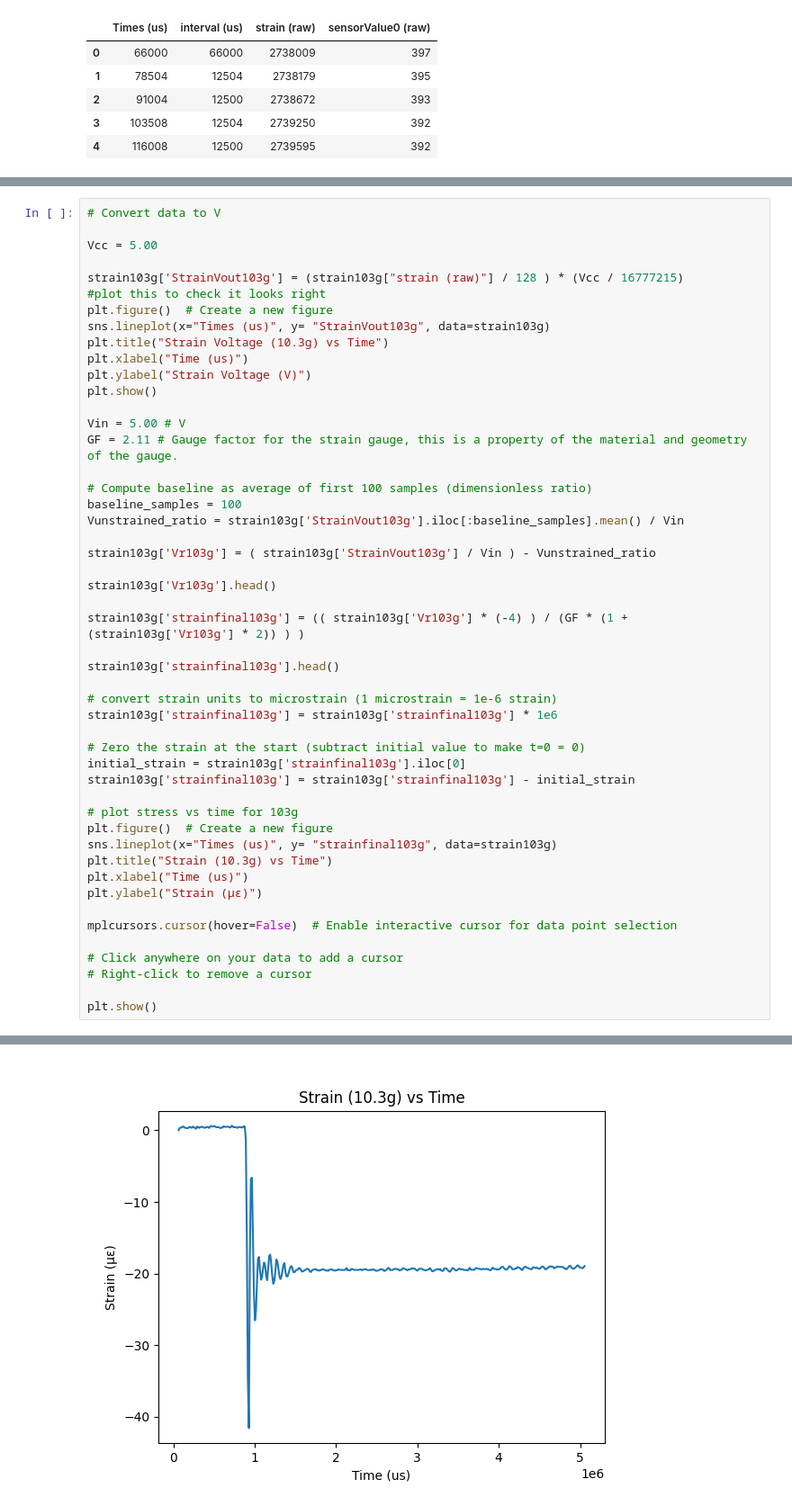
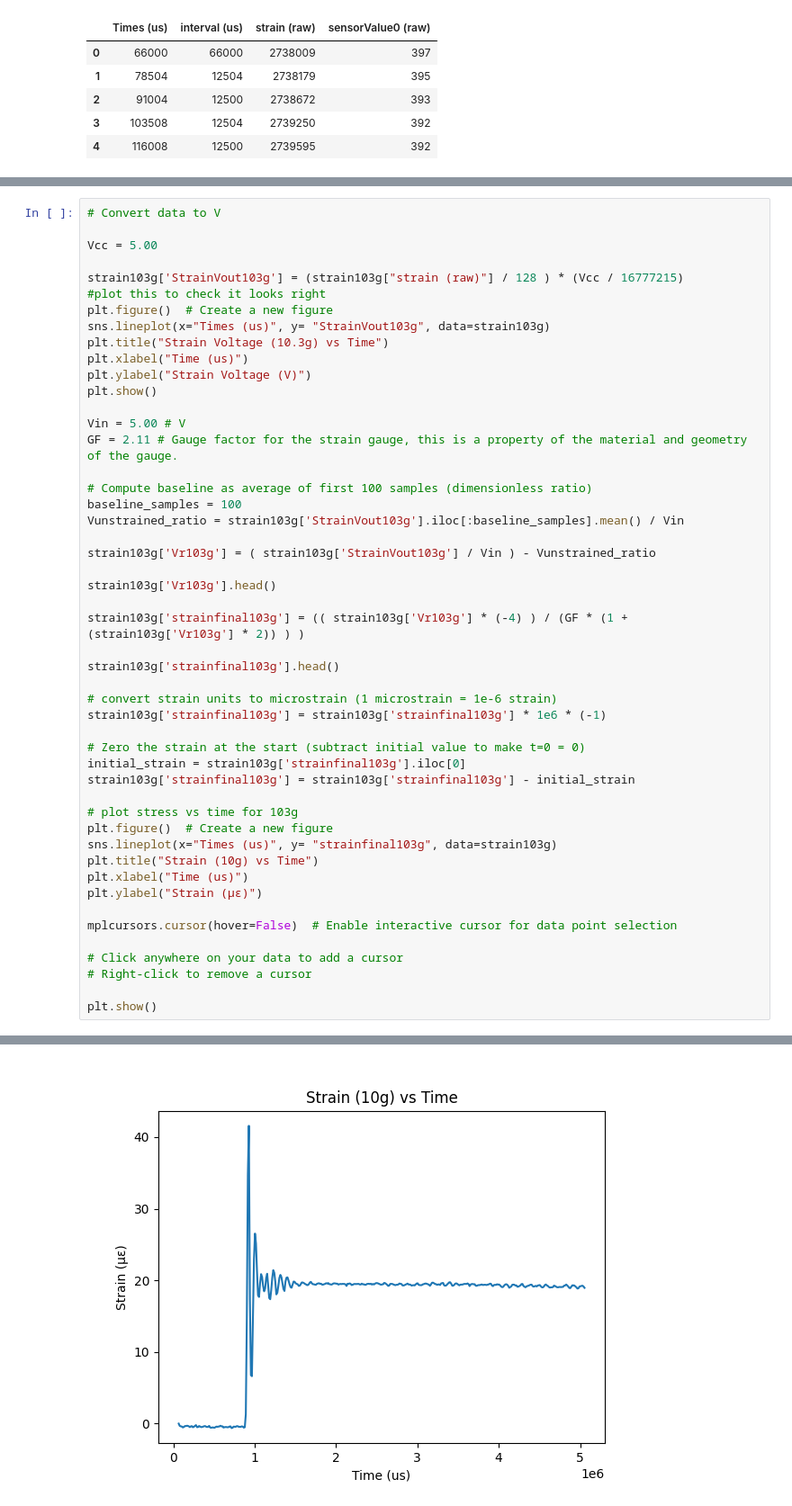
Before and after one commit to rkonecky/geng360-konecky, a Jupyter notebook: Lab 4 - Beam/Strain calcs.ipynb, the cells around one changed output, grey strips where cells are left out. Shown at 90% size. Drawn from its saved outputs; the diff is of its cells as text.

```diff
--- a/Lab 4 - Beam/Strain calcs.ipynb
+++ b/Lab 4 - Beam/Strain calcs.ipynb
@@ -223,36 +223,36 @@ baseline_samples = 100
 Vunstrained_ratio = strain103g['StrainVout103g'].iloc[:baseline_samples].mean() / Vin
 
 strain103g['Vr103g'] = ( strain103g['StrainVout103g'] / Vin ) - Vunstrained_ratio
 
 strain103g['Vr103g'].head()
 
 strain103g['strainfinal103g'] = (( strain103g['Vr103g'] * (-4) ) / (GF * (1 + (strain103g['Vr103g'] * 2)) ) )
 
 strain103g['strainfinal103g'].head()
 
 # convert strain units to microstrain (1 microstrain = 1e-6 strain)
-strain103g['strainfinal103g'] = strain103g['strainfinal103g'] * 1e6
+strain103g['strainfinal103g'] = strain103g['strainfinal103g'] * 1e6 * (-1)
 
 # Zero the strain at the start (subtract initial value to make t=0 = 0)
 initial_strain = strain103g['strainfinal103g'].iloc[0]
 strain103g['strainfinal103g'] = strain103g['strainfinal103g'] - initial_strain
 
 # plot stress vs time for 103g
 plt.figure()  # Create a new figure
 sns.lineplot(x="Times (us)", y= "strainfinal103g", data=strain103g)
-plt.title("Strain (10.3g) vs Time")
+plt.title("Strain (10g) vs Time")
 plt.xlabel("Time (us)")
 plt.ylabel("Strain (µε)")
 
 mplcursors.cursor(hover=False)  # Enable interactive cursor for data point selection
 
 # Click anywhere on your data to add a cursor
 # Right-click to remove a cursor
 
 plt.show()
 # %% [output]
 [figure]
-[figure, old version]
+[figure, new version]
 # %%
 # Convert data to V
 
```
Also changed, not shown: parts of 6 cells of this notebook, 14 other files.
